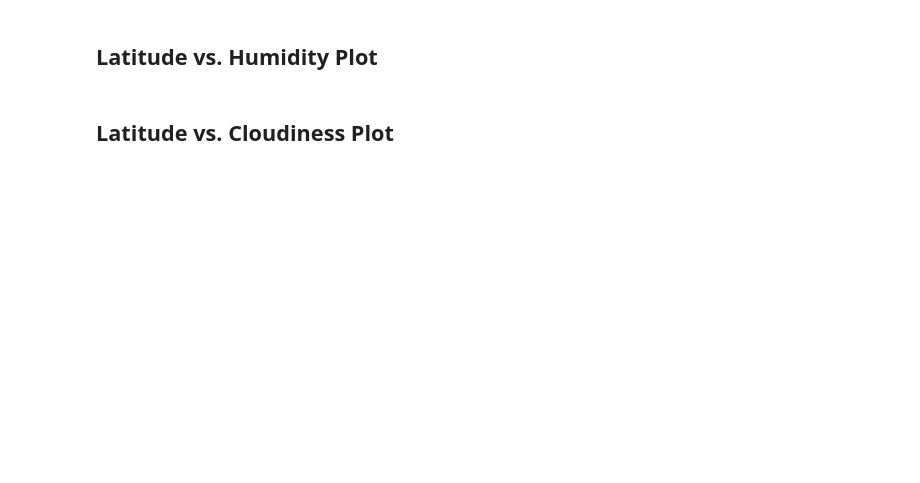
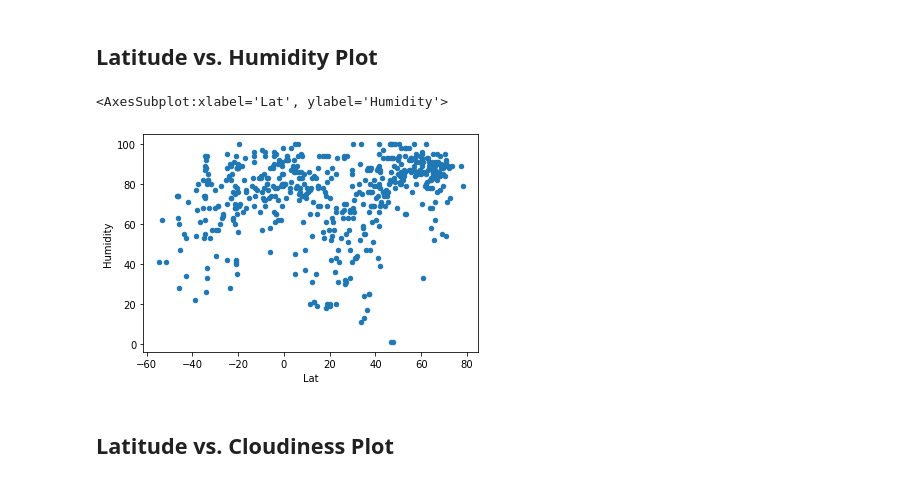
Before and after one commit to tolgacaglar/python-api-challenge, a Jupyter notebook: src/WeatherPy.ipynb, the cells around one changed output. Drawn from its saved outputs; the diff is of its cells as text; code cells hidden in the pictures; blank space fills up the shorter version.

```diff
--- a/src/WeatherPy.ipynb
+++ b/src/WeatherPy.ipynb
@@ -205,4 +188,9 @@ Skip this step if there are no cities that have humidity > 100%.
 # %% [markdown]
 ## Latitude vs. Humidity Plot
+# %%
+clean_city_data_df.plot(kind="scatter", x="Lat", y="Humidity")
+# %% [output]
+<AxesSubplot:xlabel='Lat', ylabel='Humidity'>
+[figure, added]
 # %% [markdown]
 ## Latitude vs. Cloudiness Plot
```
Also changed, not shown: parts of 14 cells of this notebook, 2 other files.
